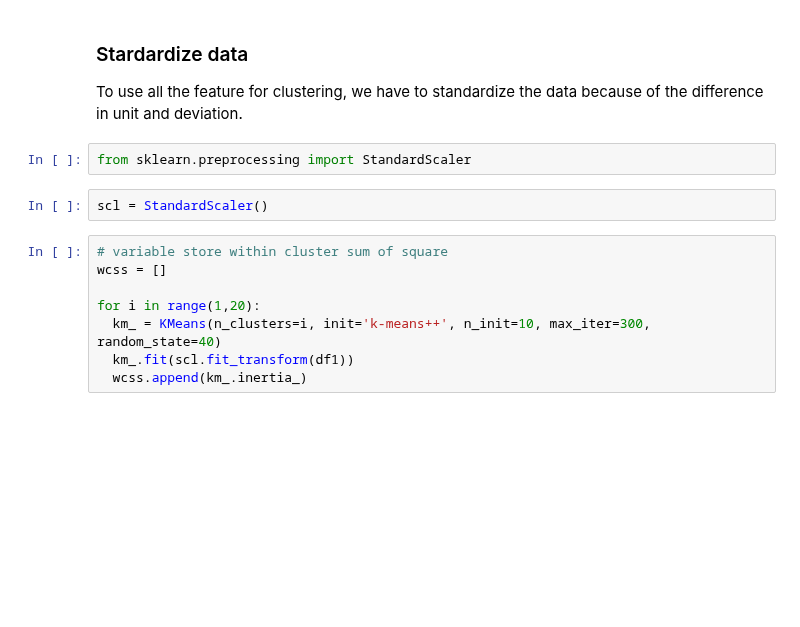
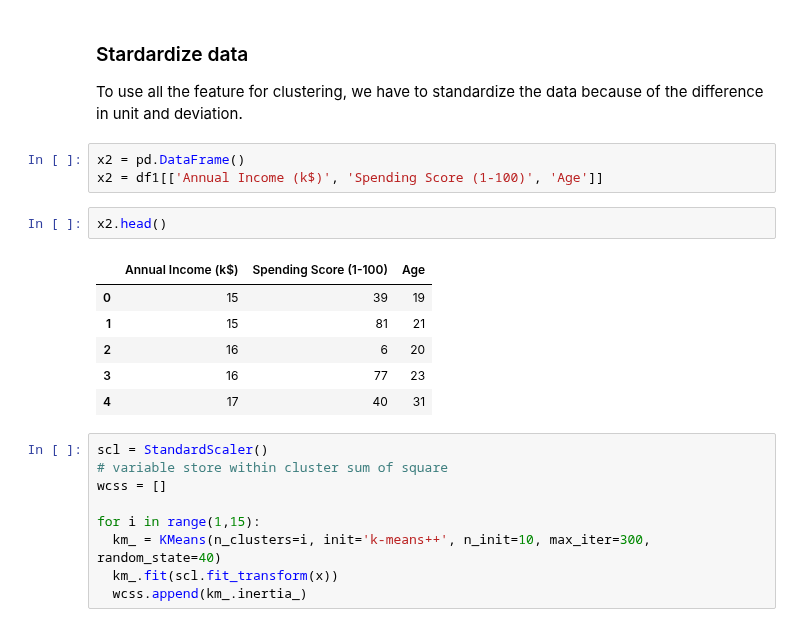
Before and after one commit to truongthuanr/self-learning-project, a Jupyter notebook: 03_MallCustomer.ipynb, the cells around one changed output. Cells and saved outputs as stored; diff of their text form; blank space fills up the shorter version.

```diff
--- a/03_MallCustomer.ipynb
+++ b/03_MallCustomer.ipynb
@@ -185,16 +189,25 @@ df1.head()
 # %% [markdown]
 ### Stardardize data
 To use all the feature for  clustering, we have to standardize the data because of the difference in unit and deviation.
-# %%
-from sklearn.preprocessing import StandardScaler
-# %%
-scl = StandardScaler()
+# %%
+x2 = pd.DataFrame()
+x2 = df1[['Annual Income (k$)', 'Spending Score (1-100)', 'Age']]
+# %%
+x2.head()
+# %% [output]
+|  | Annual Income (k$) | Spending Score (1-100) | Age |
+| 0 | 15 | 39 | 19 |
+| 1 | 15 | 81 | 21 |
+| 2 | 16 | 6 | 20 |
+| 3 | 16 | 77 | 23 |
+| 4 | 17 | 40 | 31 |
 # %%
+scl = StandardScaler()
 # variable store within cluster sum of square
 wcss = []
 
-for i in range(1,20):
+for i in range(1,15):
   km_ = KMeans(n_clusters=i, init='k-means++', n_init=10, max_iter=300, random_state=40)
-  km_.fit(scl.fit_transform(df1))
+  km_.fit(scl.fit_transform(x))
   wcss.append(km_.inertia_)
 # %%
```
Also changed, not shown: parts of 12 cells of this notebook.
